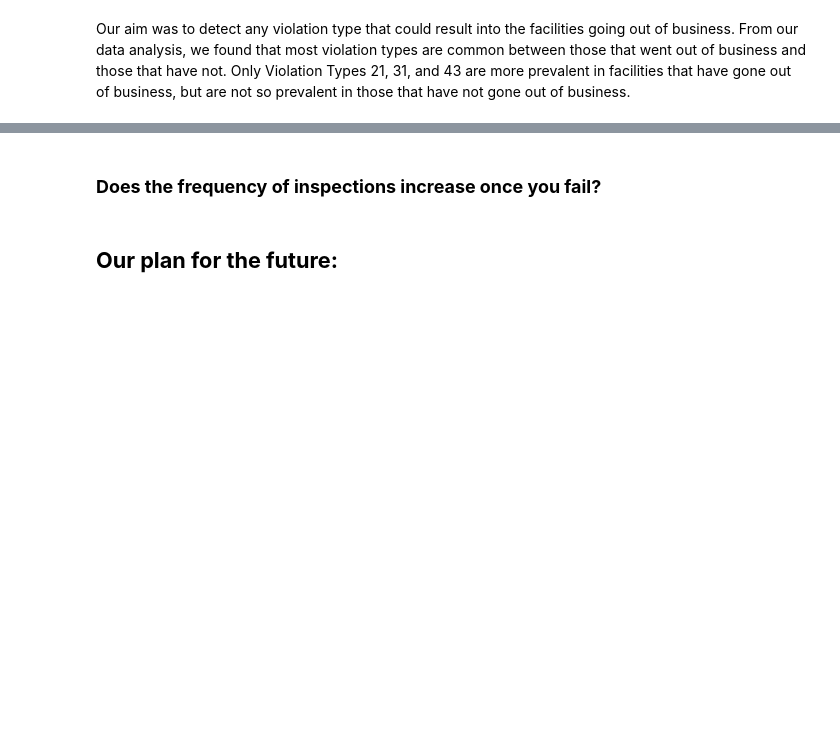
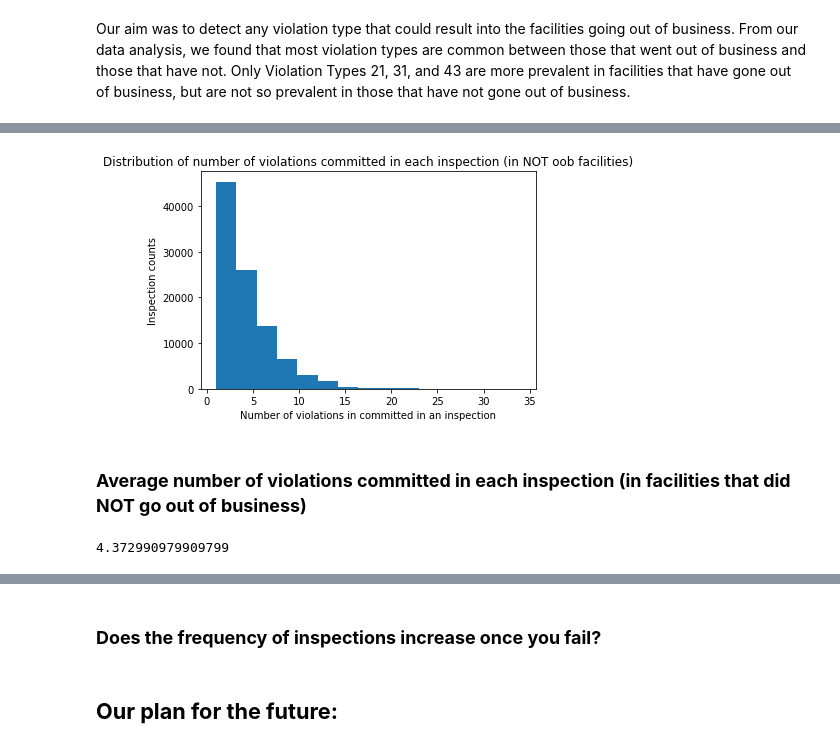
Before and after one commit to RubinDaija/epfl-ada-2019-project, a Jupyter notebook: project-violations.ipynb, the cells around one changed output, grey strips where cells are left out. Drawn from its saved outputs; the diff is of its cells as text; code cells hidden in the pictures; blank space fills up the shorter version.

```diff
--- a/project-violations.ipynb
+++ b/project-violations.ipynb
@@ -675,0 +712,14 @@ Our aim was to detect any violation type that could result into the facilities g
+# %%
+plt.hist(num_vio_not_oob, bins=15)
+plt.title('Distribution of number of violations committed in each inspection (in NOT oob facilities)')
+plt.xlabel('Number of violations in committed in an inspection')
+plt.ylabel('Inspection counts')
+plt.show()
+# %% [output]
+[figure, added]
+# %% [markdown]
+### **Average number of violations committed in each inspection (in facilities that did NOT go out of business)**
+# %%
+np.mean(num_vio_not_oob)
+# %% [output]
+4.372990979909799
```
Also changed, not shown: parts of 13 cells of this notebook.
